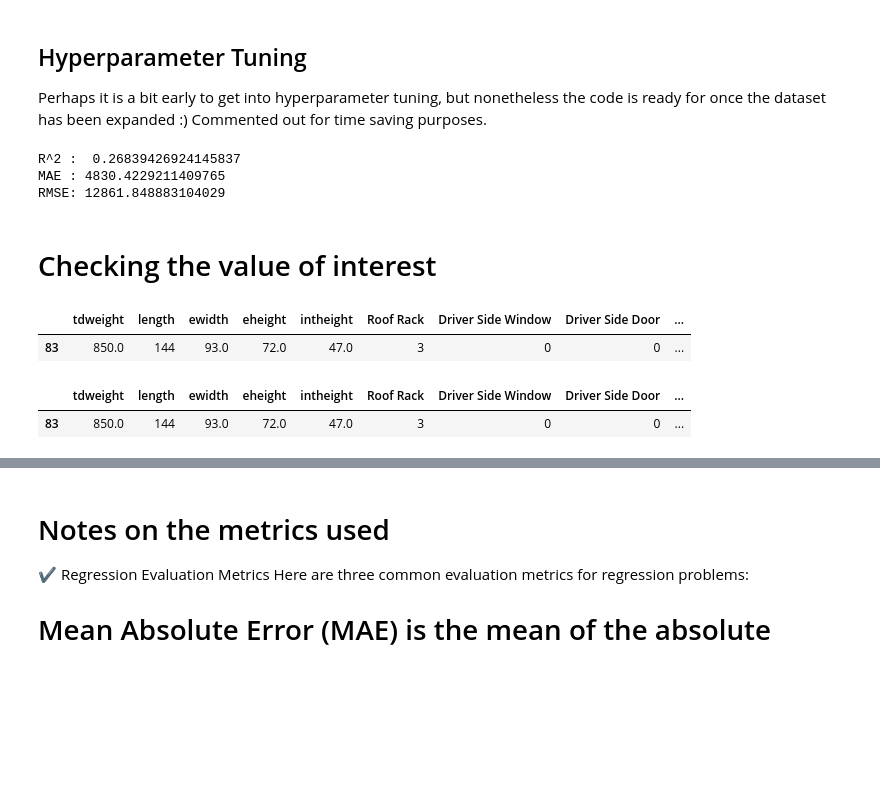
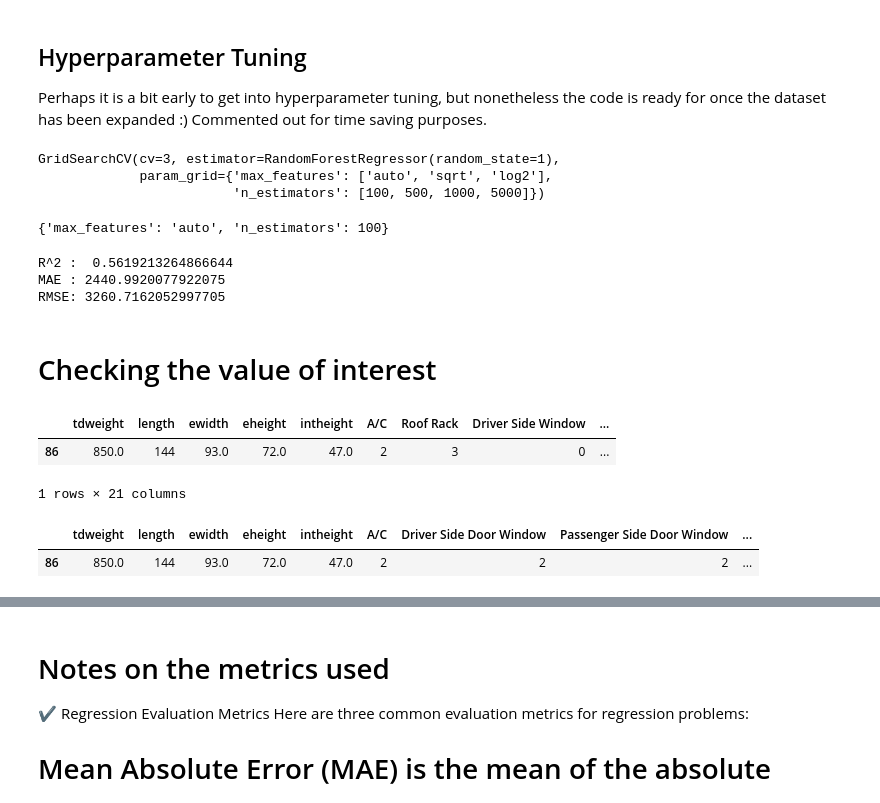
Before and after one commit to blue-quark/trailer_price_regression, a Jupyter notebook: trailer-price-regression.ipynb, the cells around one changed output, grey strips where cells are left out. Saved outputs shown, nothing was run; the diff lists cells and outputs as text; code cells hidden in the pictures; blank space fills up the shorter version.

Commit message:
Kaggle Notebook | Trailer Price Regression | Version 5

```diff
--- a/trailer-price-regression.ipynb
+++ b/trailer-price-regression.ipynb
@@ -224,5 +213,5 @@ plt.show()
 # %%
 #select the categorical data for encoding
-cat_data = data.iloc[:, 5:18]
+cat_data = data.iloc[:, 5:20]
 cat_data
 # %% [output]
@@ -480,32 +567,39 @@ rfc=RandomForestRegressor(random_state=1)
 # %%
-#CV_rfc = GridSearchCV(estimator=rfc, param_grid=param_grid, cv= 3)
-#CV_rfc.fit(X_train_scaled, y_train)
+CV_rfc = GridSearchCV(estimator=rfc, param_grid=param_grid, cv= 3)
+CV_rfc.fit(X_train_scaled, y_train)
+# %% [output]
+GridSearchCV(cv=3, estimator=RandomForestRegressor(random_state=1),
+             param_grid={'max_features': ['auto', 'sqrt', 'log2'],
+                         'n_estimators': [100, 500, 1000, 5000]})
 # %%
 #print the best parameters determined in GridSearchCV
-#CV_rfc.best_params_
+CV_rfc.best_params_
+# %% [output]
+{'max_features': 'auto', 'n_estimators': 100}
 # %%
 #run a final model using the optimal parameters
-final_model = RandomForestRegressor(n_estimators=5000, max_features='sqrt', max_depth=10, min_samples_leaf=1, random_state=1)
+final_model = RandomForestRegressor(criterion= 'squared_error', n_estimators=5000, max_features='auto', max_depth=15, min_samples_leaf=1, random_state=1)
 run_experiment(final_model)
 # %% [output]
-R^2 :  0.26839426924145837
-MAE : 4830.4229211409765
-RMSE: 12861.848883104029
+R^2 :  0.5619213264866644
+MAE : 2440.9920077922075
+RMSE: 3260.7162052997705
 # %% [markdown]
 # Checking the value of interest
 # %%
-new_input = data.loc[83:84]
+new_input = data.loc[86:87]
 new_input
 # %% [output]
-|  | tdweight | length | ewidth | eheight | intheight | Roof Rack | Driver Side Window | Driver Side Door | ... |
-| 83 | 850.0 | 144 | 93.0 | 72.0 | 47.0 | 3 | 0 | 0 | ... |
+|  | tdweight | length | ewidth | eheight | intheight | A/C | Roof Rack | Driver Side Window | ... |
+| 86 | 850.0 | 144 | 93.0 | 72.0 | 47.0 | 2 | 3 | 0 | ... |
+1 rows × 21 columns
 # %%
 #drop the variable to be predicted
-new_input=new_input.drop(['price'],axis=1)
+new_input=new_input.drop(['price', 'Roof Rack', 'Driver Side Window', 'Driver Side Door', 'Passenger Side Door', 'Passenger Side Window'],axis=1)
 new_input
 # %% [output]
-|  | tdweight | length | ewidth | eheight | intheight | Roof Rack | Driver Side Window | Driver Side Door | ... |
-| 83 | 850.0 | 144 | 93.0 | 72.0 | 47.0 | 3 | 0 | 0 | ... |
+|  | tdweight | length | ewidth | eheight | intheight | A/C | Driver Side Door Window | Passenger Side Door Window | ... |
+| 86 | 850.0 | 144 | 93.0 | 72.0 | 47.0 | 2 | 2 | 2 | ... |
 # %%
 new_input_scaled = scaler.fit_transform(new_input)
 # %%
```
Also changed, not shown: parts of 46 cells of this notebook.
